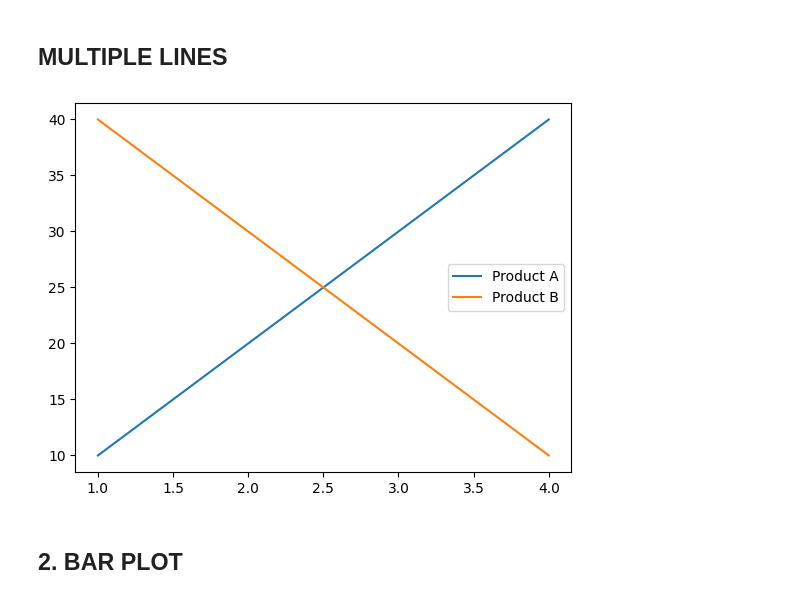
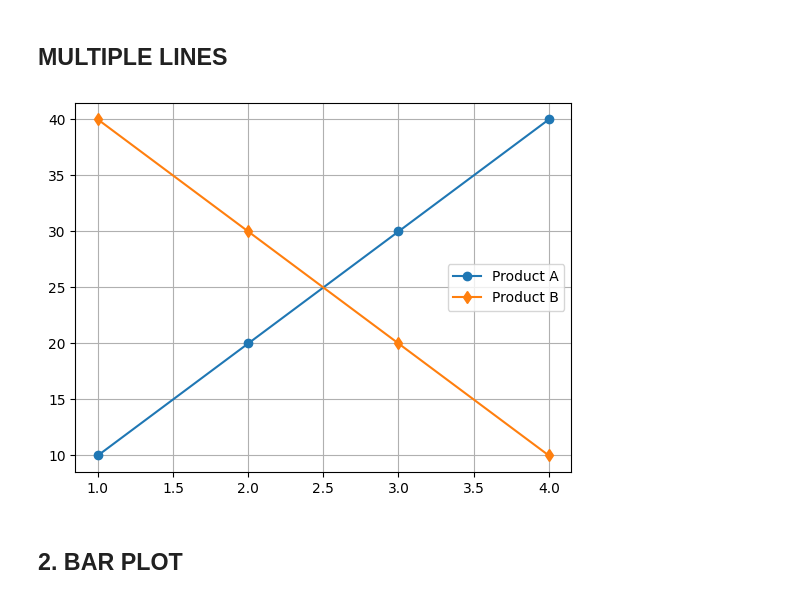
Before and after one commit to theaditya24/COMPLETE-PYTHON-FOR-DATA-ANALYTICS, a Jupyter notebook: DATA VISUALIZATION/Matplotlib.ipynb, the cells around one changed output. Cells and saved outputs as stored; diff of their text form; code cells hidden in the pictures.

```diff
--- a/DATA VISUALIZATION/Matplotlib.ipynb
+++ b/DATA VISUALIZATION/Matplotlib.ipynb
@@ -233,17 +233,18 @@ plt.show()
 # %%
 x = [1,2,3,4]
 
 y1 = [10,20,30,40]
 y2 = [40,30,20,10]
 
-plt.plot(x, y1, label='Product A')
-plt.plot(x, y2, label='Product B')
+plt.plot(x, y1, label='Product A',marker='o')
+plt.plot(x, y2, label='Product B', marker='d')
+plt.grid()
 
 plt.legend()  # Legend helps identify multiple lines.
 
 plt.show()
 # %% [output]
-[figure, old version]
+[figure, new version]
 # %% [markdown]
 ## 2. BAR PLOT
 # %% [raw]
```
Also changed, not shown: parts of 4 cells of this notebook, 3 other files.
